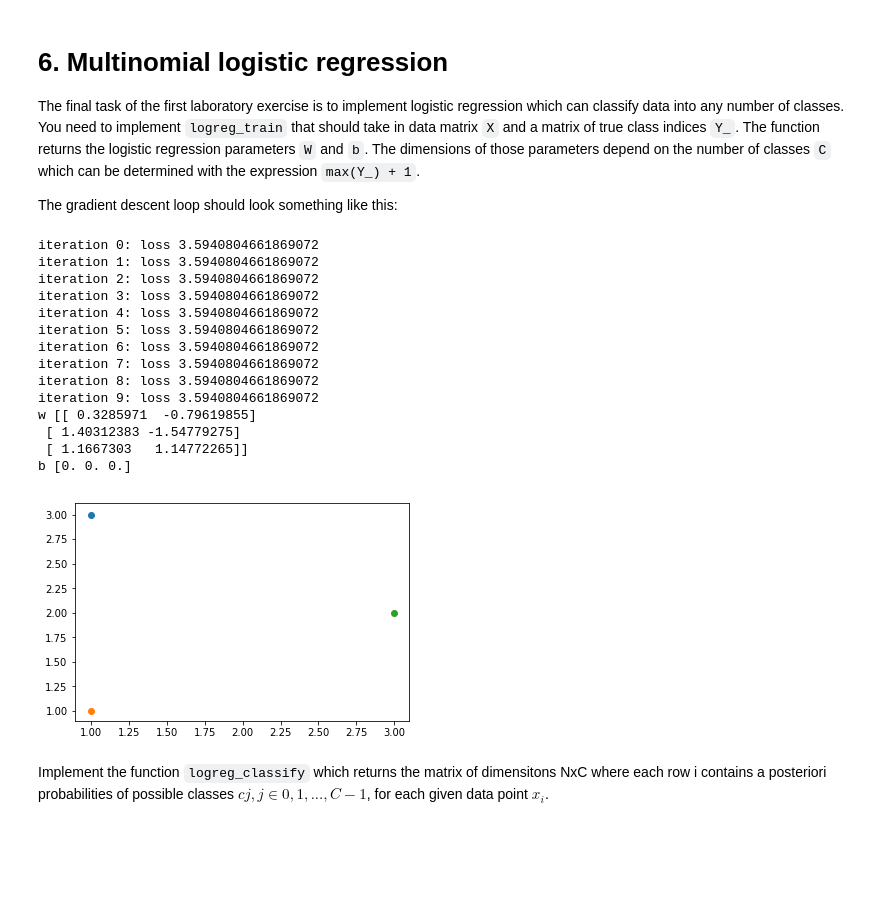
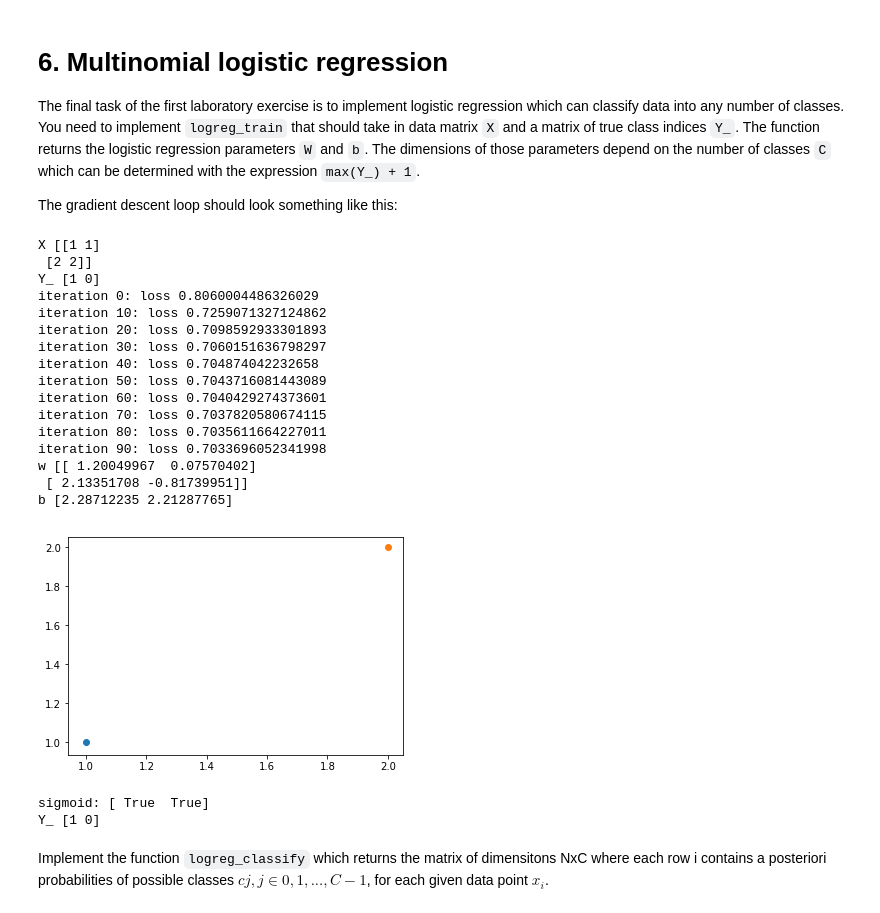
Before and after one commit to lstolcman/deep-learning, a Jupyter notebook: lab0/lab0.ipynb, the cells around one changed output. Saved outputs shown, nothing was run; the diff lists cells and outputs as text; code cells hidden in the pictures; blank space fills up the shorter version.

Commit message:
lab0: logreg removed softmax which is wrong?

```diff
--- a/lab0/lab0.ipynb
+++ b/lab0/lab0.ipynb
@@ -126,5 +126,19 @@ plt.yticks(range(0,9))
 plt.show()
 
 w, b = binlogreg_train(X, y)
+print('w',w)
+print('b',b)
+
+h=np.dot(X,w.transpose())+b
+print('h',h)
+def s(x):
+    return 1/(1+np.exp(x))
+def s2(x):
+    exp_x_shifted = np.exp(x - np.max(x))
+    probs = exp_x_shifted / np.sum(exp_x_shifted)
+    return probs
+print('s',s(h))
+print('s>0.5',s(h)<0.5)
+print(y)
 # %% [output]
 [figure]
@@ -509,68 +532,72 @@ def logreg_train(X,Y_, param_niter=1000, param_delta=0.1):
         expscores = np.exp(scores) # NxC
         sumexp = [np.sum(s) for s in expscores] # Nx1
 
-        probs = stable_softmax(scores)# NxC
+        probs = np.exp(scores)/(1.0+np.exp(scores)) #stable_softmax(scores)# NxC
 
         logprobs = np.log(probs) # NxC
-        #P(Y=c_1|x)=σ(w⊤x+b), where σ(s)=exp(s)/(1+exp(s))
-        '''
-        probs = np.exp(scores)/(1.0+np.exp(scores)) # N x 1
-        #probs = 1/(1+np.exp(-scores))
-        '''
 
         # loss
         loss = sklearn.metrics.log_loss(Y_, probs)# scalar
         # trace
         if i % int(param_niter/10) == 0:
             print("iteration {}: loss {}".format(i, loss))
             continue
 
         # derivative of the loss funciton with respect to classification scores
         dL_dscores = np.array([(probs - Y_) for probs in probs.transpose()]) # N x C
 
         # gradijents with respect to parameters
         grad_w = 1/(X.shape[1]) * np.dot(dL_dscores, X) # D x C
-        grad_b = 1/(X.shape[1]) * np.sum(dL_dscores) # 1 x C
+        grad_b = 1/(X.shape[1]) * np.sum(dL_dscores, axis=1) # 1 x C
 
         # modifying the parameters
         w += -param_delta * grad_w
         b += -param_delta * grad_b
     return (w, b)
 
 
 # instantiate the dataset
 np.random.seed(110)
 #X, Y_ = sample_gauss_2d(3, 1)
-#print('X', X)
-#print('Y_', Y_)
-X=np.array([[1,3],[1,1],[3,2]])
-Y_=np.array([1,0,2])
+print('X', X)
+print('Y_', Y_)
+#X=np.array([[1,3],[1,1],[3,2]]);Y_=np.array([1,0,2])
+X=np.array([[1,1],[2,2]]);Y_=np.array([1,0])
 for p in X:
     plt.scatter(p[0], p[1])
 
 # train the logistic regression model
-w, b = logreg_train(X, Y_, param_niter=10)
+w, b = logreg_train(X, Y_, param_niter=1000)
 print('w',w)
 print('b',b)
 
+plt.show()
 
-plt.show()
+h=np.dot(X, w[0].transpose())+b[0]
+def sigmoid(z):
+    return 1 / (1 + np.exp(-z))
+print('sigmoid:',sigmoid(h))
+print('Y_',Y_)
 # %% [output]
-iteration 0: loss 3.5940804661869072
-iteration 1: loss 3.5940804661869072
-iteration 2: loss 3.5940804661869072
-iteration 3: loss 3.5940804661869072
-iteration 4: loss 3.5940804661869072
-iteration 5: loss 3.5940804661869072
-iteration 6: loss 3.5940804661869072
-iteration 7: loss 3.5940804661869072
-iteration 8: loss 3.5940804661869072
-iteration 9: loss 3.5940804661869072
-w [[ 0.3285971  -0.79619855]
- [ 1.40312383 -1.54779275]
- [ 1.1667303   1.14772265]]
-b [0. 0. 0.]
+X [[1 1]
+ [2 2]]
+Y_ [1 0]
+iteration 0: loss 0.8060004486326029
+iteration 10: loss 0.7259071327124862
+iteration 20: loss 0.7098592933301893
+iteration 30: loss 0.7060151636798297
+iteration 40: loss 0.704874042232658
+iteration 50: loss 0.7043716081443089
+iteration 60: loss 0.7040429274373601
+iteration 70: loss 0.7037820580674115
+iteration 80: loss 0.7035611664227011
+iteration 90: loss 0.7033696052341998
+w [[ 1.20049967  0.07570402]
+ [ 2.13351708 -0.81739951]]
+b [2.28712235 2.21287765]
-[figure, old version]
+[figure, new version]
+sigmoid: [ True  True]
+Y_ [1 0]
 # %% [markdown]
 Implement the function `logreg_classify` which returns the matrix of dimensitons NxC where each row i contains a posteriori probabilities of possible classes $cj, j∈{0,1,...,C−1}$, for each given data point $x_i$.
 # %%
```
Also changed, not shown: parts of 1 cell of this notebook.
